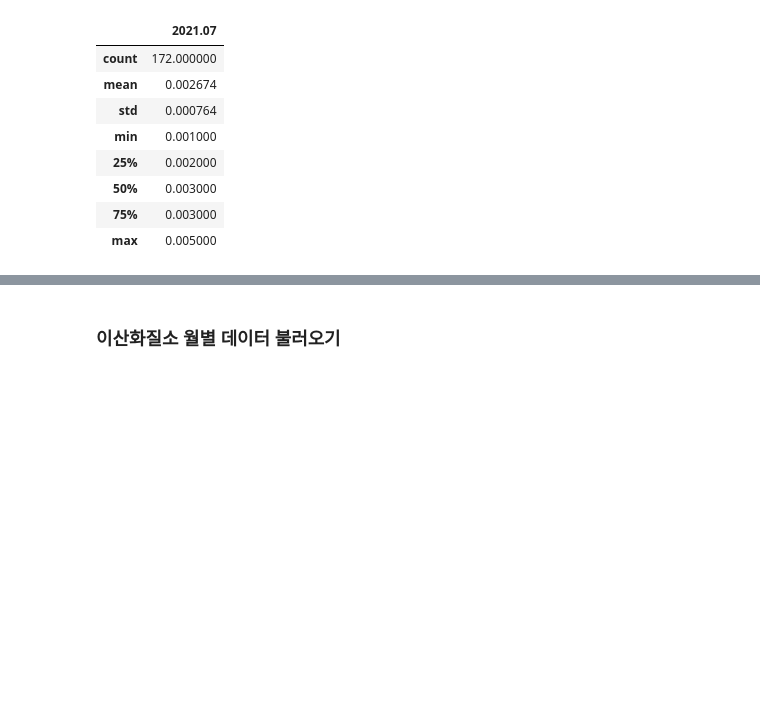
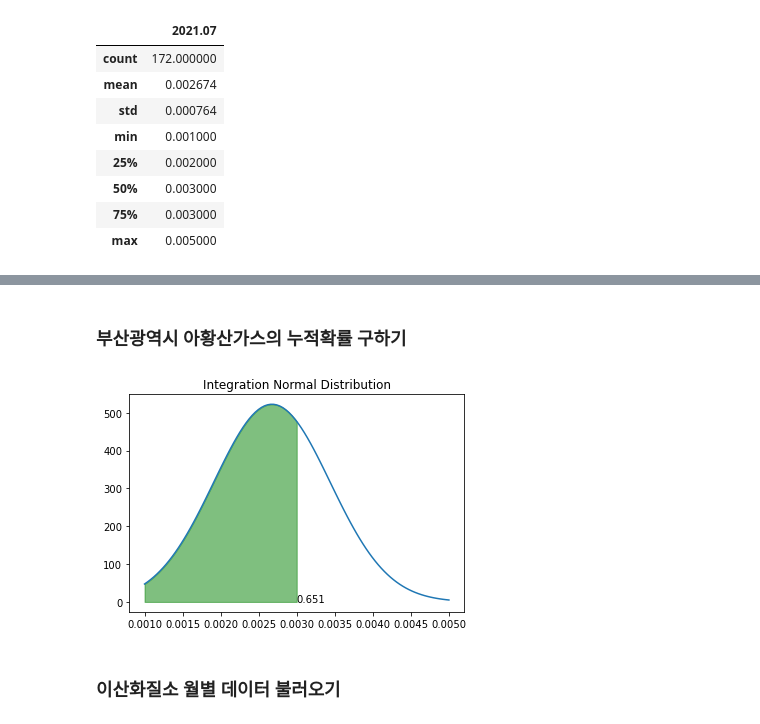
Before and after one commit to jhparkland/Green-Car-Charging-Station-Site-Selection, a Jupyter notebook: Notebook/GVCS/GVCS.ipynb, the cells around one changed output, grey strips where cells are left out. Drawn from its saved outputs; the diff is of its cells as text; code cells hidden in the pictures; blank space fills up the shorter version.

```diff
--- a/Notebook/GVCS/GVCS.ipynb
+++ b/Notebook/GVCS/GVCS.ipynb
@@ -122,0 +144,6 @@ df_ozone.describe()
+# %%
+mean = df_ozone.iloc[:,2].mean()
+std = df_ozone.iloc[:,2].std()
+min = df_ozone.iloc[:,2].min()
+max = df_ozone.iloc[:,2].max()
+show_norm(mean,std,min,max)
@@ -122,0 +152,26 @@ df_ozone.describe()
+# %%
+def cal_norm(mean,std,min,max,value):
+     '''
+     정규분포에서 value에 대한 누적확률 구하기
+     mean: 평균값
+     std: 표준편차
+     min: 관측된 데이터의 최솟값
+     max: 관측된 데이터의 최댓값
+     value: 누적확률을 구하고자 하는 데이터의 측정값
+     '''
+
+     # x축 설정
+     x = np.linspace(min,max,100)
+     fig = go.Figure()
+     # y축이 확률밀도로 구성된 정규분포
+     fig.add_trace(go.Scatter(x=x,y=norm.pdf(x,loc=mean,scale=std),mode='lines+markers'))
+     # 확률 값을 구할 특정 구간의 범위 설정
+     cum = np.linspace(min,value,100)
+     # 구간 사이에 색을 채움
+     fig.add_trace(go.Scatter(x=cum,y=norm.pdf(cum,mean,std), fill = 'tozeroy'))
+     # value까지의 누적확률에서 min까지의 누적확률을 뺌
+     pro = norm(mean,std).cdf(value)-norm(mean,std).cdf(min)
+     fig.show()
+
+     # 최종 누적확률 반환
+     return pro
@@ -208,3 +277,10 @@ df_so2.describe()
+# %% [markdown]
+### 부산광역시 아황산가스의 누적확률 구하기
+# %%
+busan_so2 = df_so2[df_so2['구분(2)']=='부산광역시'].loc[2,'2021.07']
+so2_pro = cal_norm(mean,std,min,max,busan_so2)
+# %% [output]
+[figure, added]
 # %% [markdown]
 ### 이산화질소 월별 데이터 불러오기
 # %%
```
Also changed, not shown: parts of 23 cells of this notebook.
